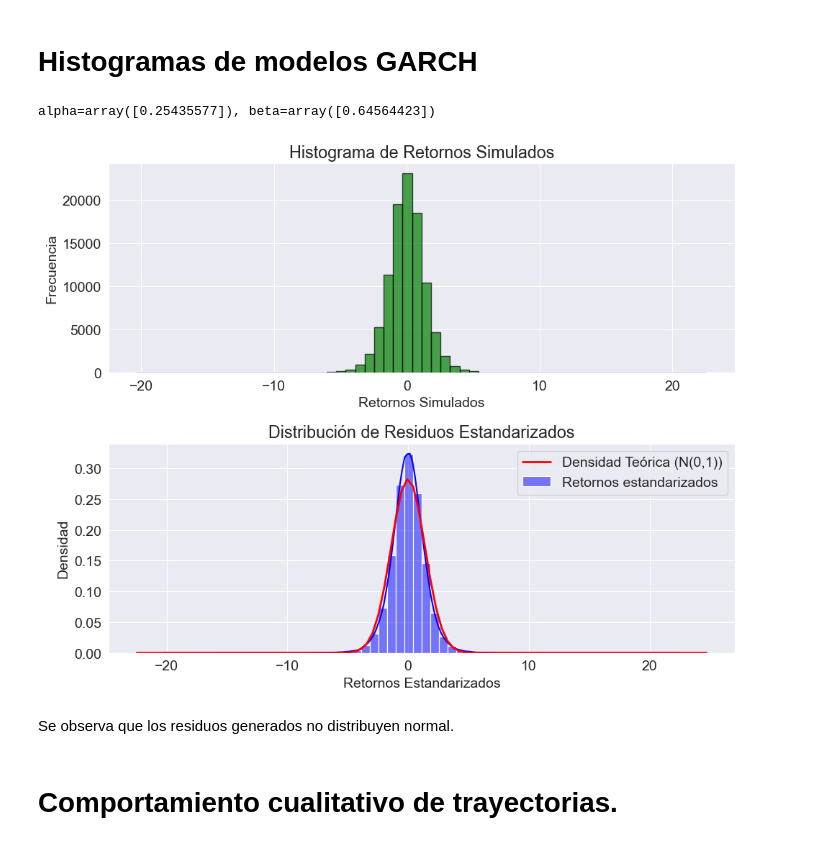
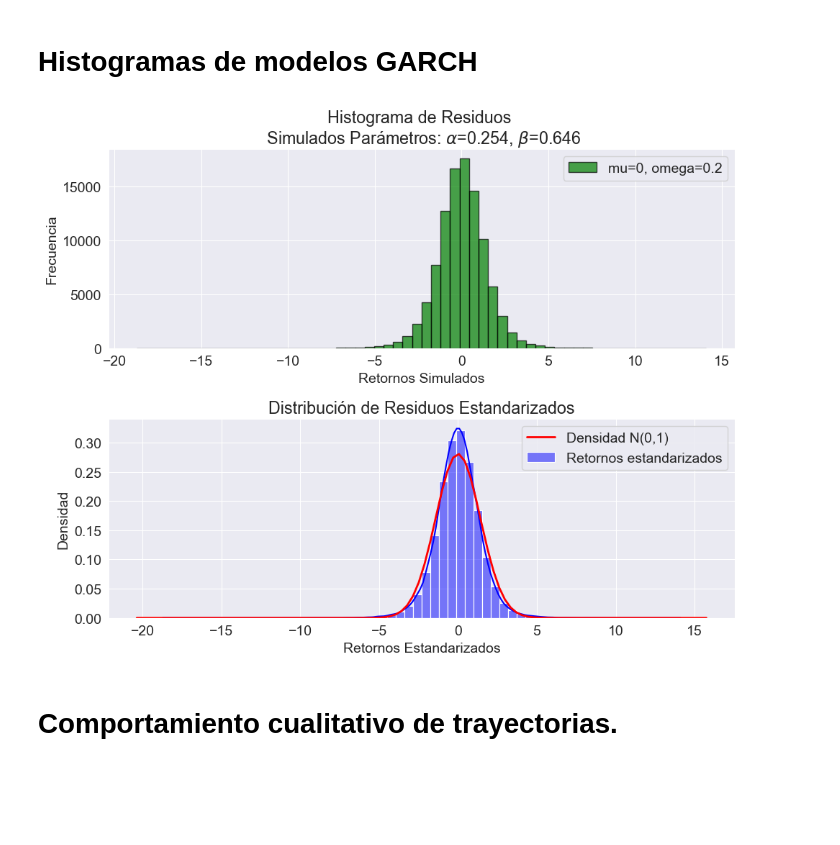
Before and after one commit to Diego-Astaburuaga/Modelos-GARCH, a Jupyter notebook: Entregables/Informe Simulación/Simulación.ipynb, the cells around one changed output. Drawn from its saved outputs; the diff is of its cells as text; code cells hidden in the pictures; blank space fills up the shorter version.

```diff
--- a/Entregables/Informe Simulación/Simulación.ipynb
+++ b/Entregables/Informe Simulación/Simulación.ipynb
@@ -67,66 +126,78 @@ plt.rc("font", size=14)
 # Establecer la semilla para reproducibilidad
 np.random.seed(42)
 
-# Simular una única trayectoria de un modelo GARCH
+# Crear un estado inicial para la generación de números aleatorios
+rs = np.random.RandomState([892380934, 189201902, 129129894, 9890437])
+# Guardar el estado inicial para poder reiniciarlo más tarde
+state = rs.get_state()
+
+# Definir los parámetros del modelo GARCH
 p = 1
 q = 1
 mu = 0
 omega = 0.2
-alpha = np.random.rand(p)
-beta = np.random.rand(q)
+alpha_array= np.random.rand(p)
+beta_array = np.random.rand(q)
 
 # Garantizar estacionaridad
-if np.sum(alpha) + np.sum(beta) >= 1:
-    scale_factor = 0.9 / (np.sum(alpha) + np.sum(beta))
-    alpha = alpha * scale_factor
-    beta = beta * scale_factor
-
-# Muestra los parámetros
-print(f"{alpha=}, {beta=}")
+if np.sum(alpha_array) + np.sum(beta_array) >= 1:
+    scale_factor = 0.9 / (np.sum(alpha_array) + np.sum(beta_array))
+    alpha_array = alpha_array * scale_factor
+    beta_array = beta_array * scale_factor
 
 n_datos = 100_000
 
-# Crear y simular el modelo GARCH
-sim_mod = arch_model(None, p=p, o=0, q=q, dist="normal")
-params = np.concatenate((np.array([mu, omega]), alpha, beta))
-sim_data = sim_mod.simulate(params, nobs=n_datos)["data"]
+# Definir un modelo de media constante (ConstantMean)
+# con volatilidad GARCH y distribución normal
+cm = ConstantMean()
+cm.volatility = GARCH(p=p, o=0, q=q)
+cm.distribution = Normal(seed=rs)
+
+# Definir los parámetros del modelo
+cm_params = np.array([mu])
+garch_params = np.concatenate((np.array([omega]), alpha_array, beta_array))
+params = np.concatenate((cm_params, garch_params))
+
+# Simular datos con el modelo
+sim_data = cm.simulate(params, n_datos)
+
+# Muestra los datos simulados
+sim_data
 
 # Crear dos subgráficos, uno encima del otro
 plt.figure(figsize=(10, 8))
 
 # Primer gráfico: Histograma de los retornos simulados
 plt.subplot(2, 1, 1)
-plt.hist(sim_data, bins=60, color='green', alpha=0.7, edgecolor='black')
+plt.hist(sim_data["data"], bins=60, color='green', alpha=0.7, edgecolor='black', label=f'mu={mu}, omega={omega}')
 
 # Añadir etiquetas y título
 plt.xlabel('Retornos Simulados')
 plt.ylabel('Frecuencia')
-plt.title('Histograma de Retornos Simulados')
+plt.title('Histograma de Residuos \n Simulados Parámetros:'+fr' $\alpha$={alpha_array[0]:.3f}, $\beta$={beta_array[0]:.3f}')
+plt.legend()  # Agregar leyenda
 
 # Segundo gráfico: Residuos estandarizados y densidad teórica
 plt.subplot(2, 1, 2)
-sns.histplot(sim_data, color='blue', kde=True, stat='density', bins=60, label='Retornos estandarizados')
+sns.histplot(sim_data["data"], color='blue', kde=True, stat='density', bins=60, label='Retornos estandarizados')
 plt.title('Distribución de Residuos Estandarizados')
 plt.xlabel('Retornos Estandarizados')
 plt.ylabel('Densidad')
 
 # Añadir la curva de densidad teórica (normal 0,1)
 xmin, xmax = plt.xlim()
 x = np.linspace(xmin, xmax, 100)
-p = norm.pdf(x, np.mean(sim_data), np.std(sim_data))
-plt.plot(x, p, 'r', linewidth=2, label='Densidad Teórica (N(0,1))')
+p = norm.pdf(x, np.mean(sim_data["data"]), np.std(sim_data["data"]))
+plt.plot(x, p, 'r', linewidth=2, label='Densidad N(0,1)')
 
 # Añadir leyenda
 plt.legend()
 
 # Mostrar los gráficos
 plt.tight_layout()
 plt.show()
 # %% [output]
-alpha=array([0.25435577]), beta=array([0.64564423])
-[figure, old version]
+[figure, new version]
-# %% [markdown]
-Se observa que los residuos generados no distribuyen normal.
 # %% [markdown]
 # Comportamiento cualitativo de trayectorias.
 # %% [markdown]
```
Also changed, not shown: parts of 8 cells of this notebook, 1 other file.
